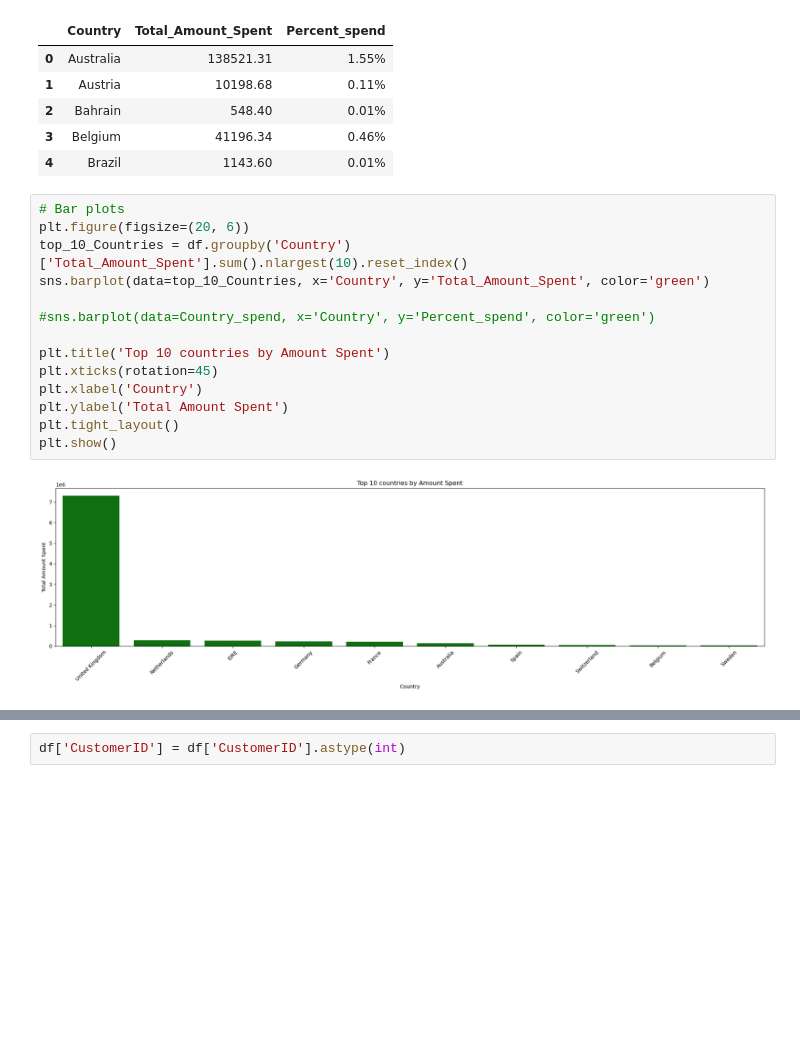
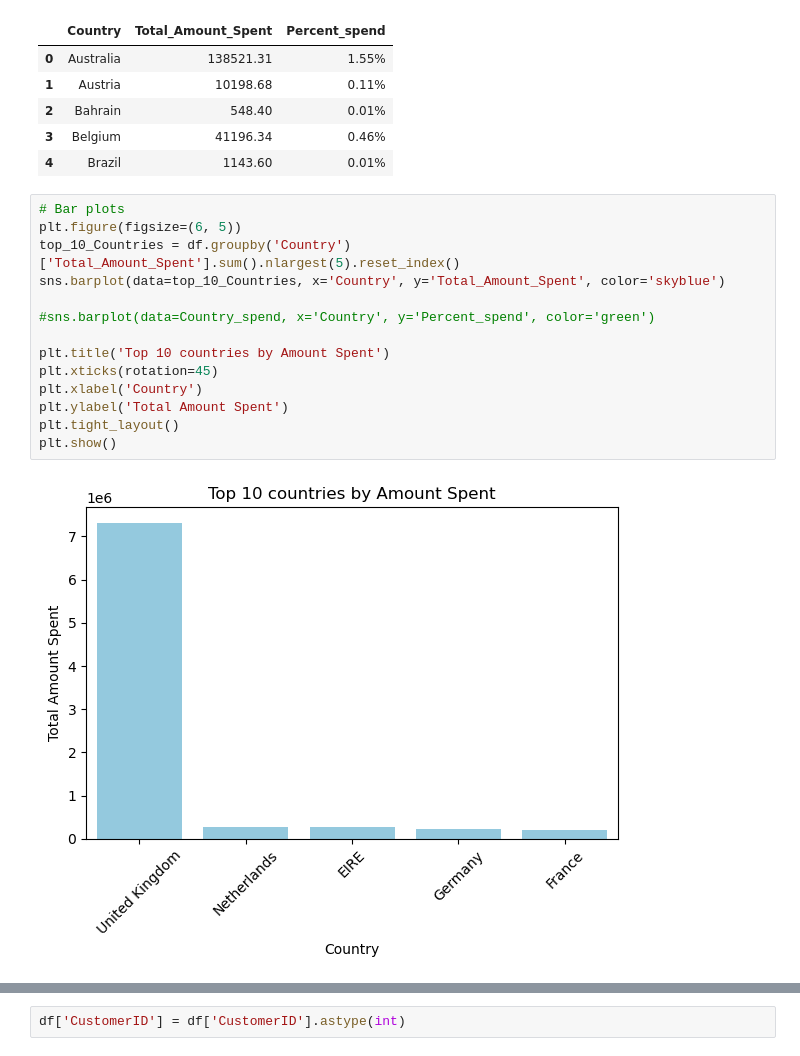
Before and after one commit to moyinajayi/Retail_customer_Clustering, a Jupyter notebook: OnlineSales.ipynb, the cells around one changed output, grey strips where cells are left out. Cells and saved outputs as stored; diff of their text form; blank space fills up the shorter version.

```diff
--- a/OnlineSales.ipynb
+++ b/OnlineSales.ipynb
@@ -226,18 +225,18 @@ Country_spend.head()
 | 4 | Brazil | 1143.60 | 0.01% |
 # %%
 # Bar plots
-plt.figure(figsize=(20, 6))
-top_10_Countries = df.groupby('Country')['Total_Amount_Spent'].sum().nlargest(10).reset_index()
-sns.barplot(data=top_10_Countries, x='Country', y='Total_Amount_Spent', color='green')
+plt.figure(figsize=(6, 5))
+top_10_Countries = df.groupby('Country')['Total_Amount_Spent'].sum().nlargest(5).reset_index()
+sns.barplot(data=top_10_Countries, x='Country', y='Total_Amount_Spent', color='skyblue')
 
 #sns.barplot(data=Country_spend, x='Country', y='Percent_spend', color='green')
 
 plt.title('Top 10 countries by Amount Spent')
 plt.xticks(rotation=45)
 plt.xlabel('Country')
 plt.ylabel('Total Amount Spent')
 plt.tight_layout()
 plt.show()
 # %% [output]
-[figure, old version]
+[figure, new version]
 # %%
```
Also changed, not shown: parts of 18 cells of this notebook.
